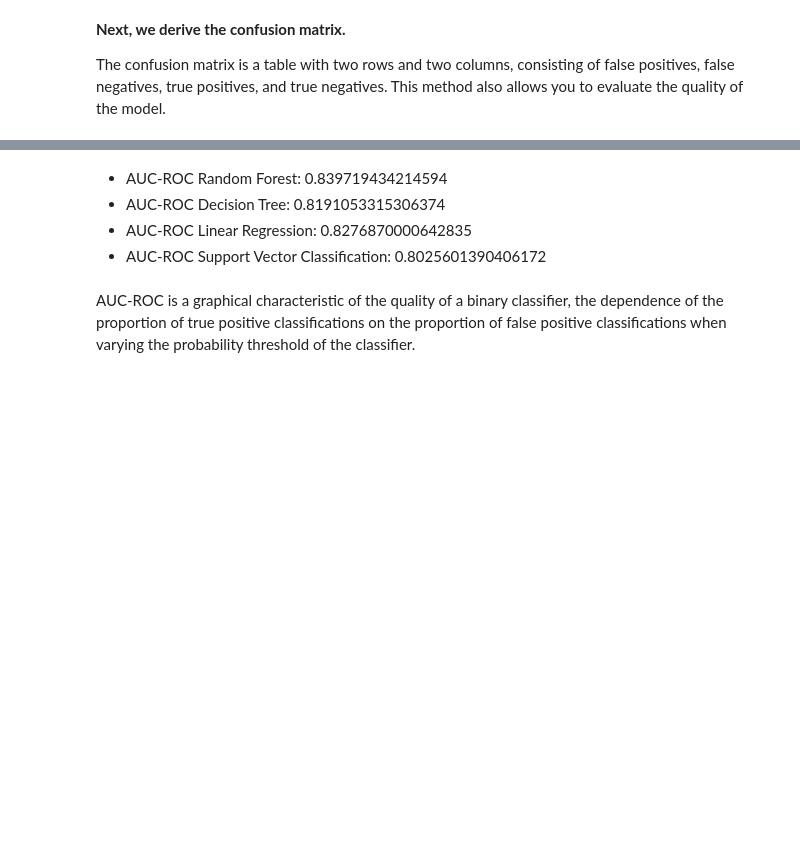
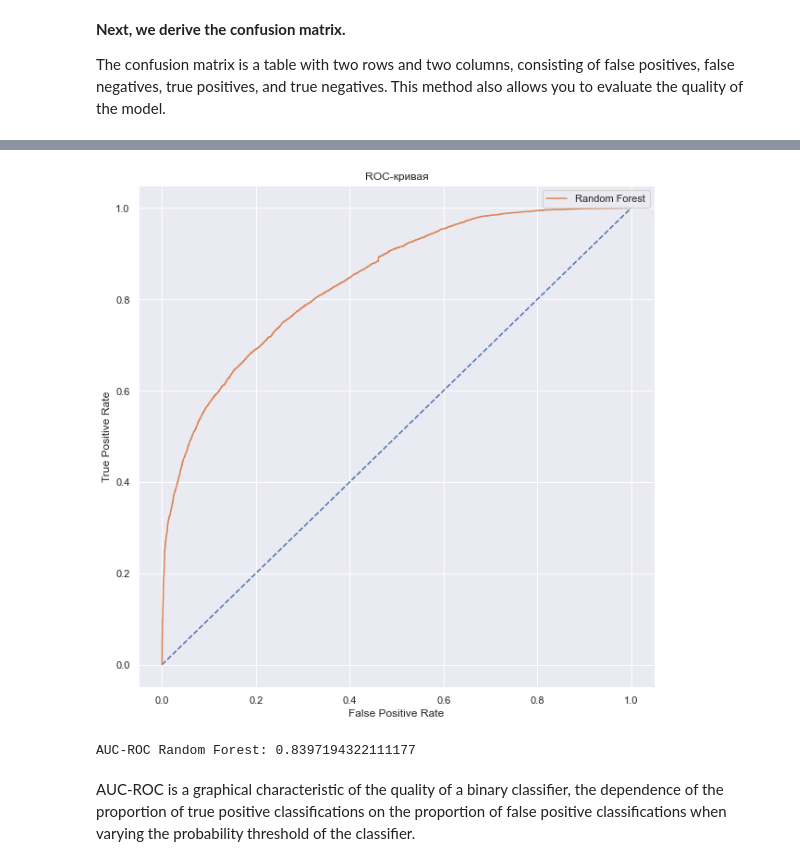
Before and after one commit to Vadim097/Projects, a Jupyter notebook: Hotel Sales Forecasting System/Hotel customer churn.ipynb, the cells around one changed output, grey strips where cells are left out. Drawn from its saved outputs; the diff is of its cells as text; code cells hidden in the pictures; blank space fills up the shorter version.

```diff
--- a/Hotel Sales Forecasting System/Hotel customer churn.ipynb
+++ b/Hotel Sales Forecasting System/Hotel customer churn.ipynb
@@ -608,6 +608,8 @@ service_room_price_dict = {    # linking service cost per room type
 #### Finding the best cross-validation model
 # %% [markdown]
 ##### Logistic Regression Model
+# %%
+train_features.columns = train_features.columns.astype(str)
 # %%
 %%time
 best_model_lr = None
@@ -817,5 +755,7 @@ print('Matthews correlation coefficient:', MCC)
 # %% [markdown]
 ##### Random forest model
+# %%
+test_features.columns = test_features.columns.astype(str)
 # %%
 %%time
 model_rf = RandomForestClassifier(n_estimators=21, max_depth= 21, random_state=12345, n_jobs=-1).fit(train_features, train_target)
@@ -886,45 +804,22 @@ confusion_matrix
 # %%
 plt.figure(figsize=(10, 10))
 probabilities_test_rf = model_rf.predict_proba(test_features)
 predictions_test_one_rf = probabilities_test_rf[:, 1]
-probabilities_test_dt = best_model_dt.predict_proba(test_features)
-predictions_test_one_dt = probabilities_test_dt[:, 1]
-probabilities_test_lr = best_model_lr.predict_proba(test_features)
-predictions_test_one_lr = probabilities_test_lr[:, 1]
-probabilities_test_cvm = model_cvm.predict_proba(test_features)
-predictions_test_one_cvm = probabilities_test_cvm[:, 1]
+fpr_rf, tpr_rf, thresholds = roc_curve(test_target, predictions_test_one_rf)
+auc_roc_rf = roc_auc_score(test_target , predictions_test_one_rf)
 
-fpr_rf, tpr_rf, thresholds = roc_curve(test_target, predictions_test_one_rf)
-fpr_dt, tpr_dt, thresholds_ = roc_curve(test_target, predictions_test_one_dt)
-fpr_lr, tpr_lr, thresholds_ = roc_curve(test_target, predictions_test_one_lr)
-fpr_cvm, tpr_cvm, thresholds_ = roc_curve(test_target, predictions_test_one_cvm)
-
-auc_roc_rf = roc_auc_score(test_target , predictions_test_one_rf)
-auc_roc_dt = roc_auc_score(test_target , predictions_test_one_dt)
-auc_roc_lr = roc_auc_score(test_target , predictions_test_one_lr)
-auc_roc_cvm = roc_auc_score(test_target , predictions_test_one_cvm)
 plt.plot([0, 1], [0, 1], linestyle='--')
-
 plt.plot(fpr_rf, tpr_rf, label='Random Forest')
-plt.plot(fpr_dt, tpr_dt, label='Decision Tree')
-plt.plot(fpr_lr, tpr_lr, label='Linear Regression')
-plt.plot(fpr_cvm, tpr_cvm, label='Support Vector Classification')
 plt.legend()
-
 plt.xlabel('False Positive Rate')
 plt.ylabel('True Positive Rate')
 plt.title('ROC-кривая')
 
 plt.show()
 print('AUC-ROC Random Forest:', auc_roc_rf)
-print('AUC-ROC Decision Tree:', auc_roc_dt)
-print('AUC-ROC Linear Regression:', auc_roc_lr)
-print('AUC-ROC Support Vector Classification:', auc_roc_cvm)
+# %% [output]
+[figure, added]
+AUC-ROC Random Forest: 0.8397194322111177
-# %% [markdown]
-- AUC-ROC Random Forest: 0.839719434214594
-- AUC-ROC Decision Tree: 0.8191053315306374
-- AUC-ROC Linear Regression: 0.8276870000642835
-- AUC-ROC Support Vector Classification: 0.8025601390406172
 # %% [markdown]
 AUC-ROC is a graphical characteristic of the quality of a binary classifier, the dependence of the proportion of true positive classifications on the proportion of false positive classifications when varying the probability threshold of the classifier.
 # %% [markdown]
```
Also changed, not shown: parts of 37 cells of this notebook.
